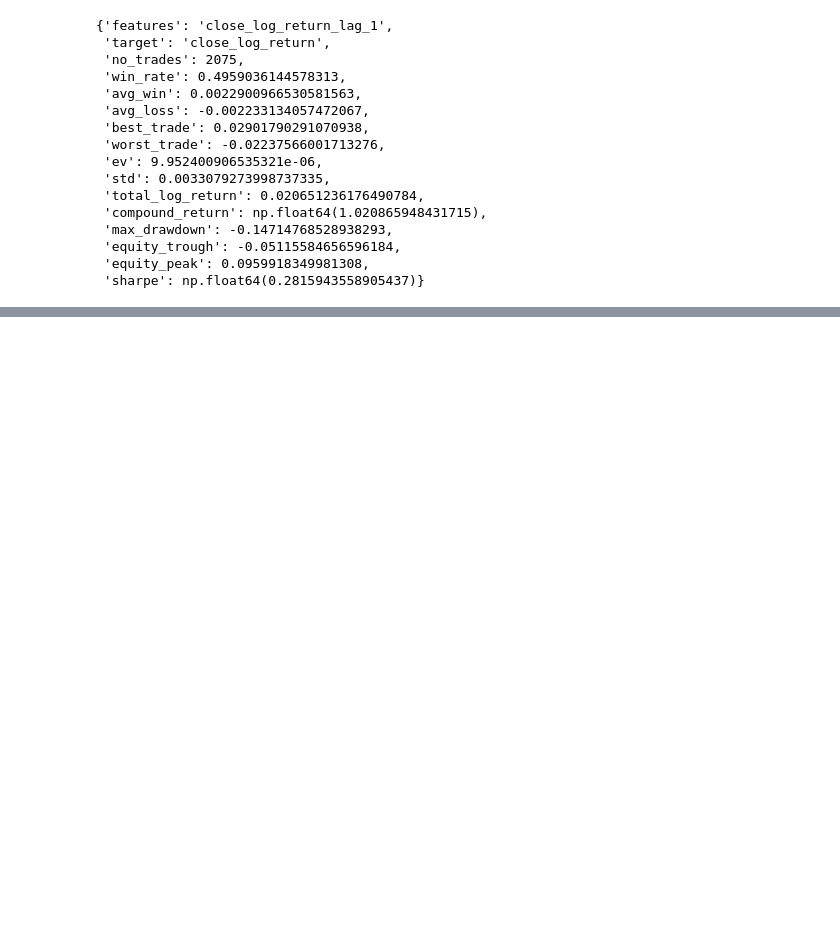
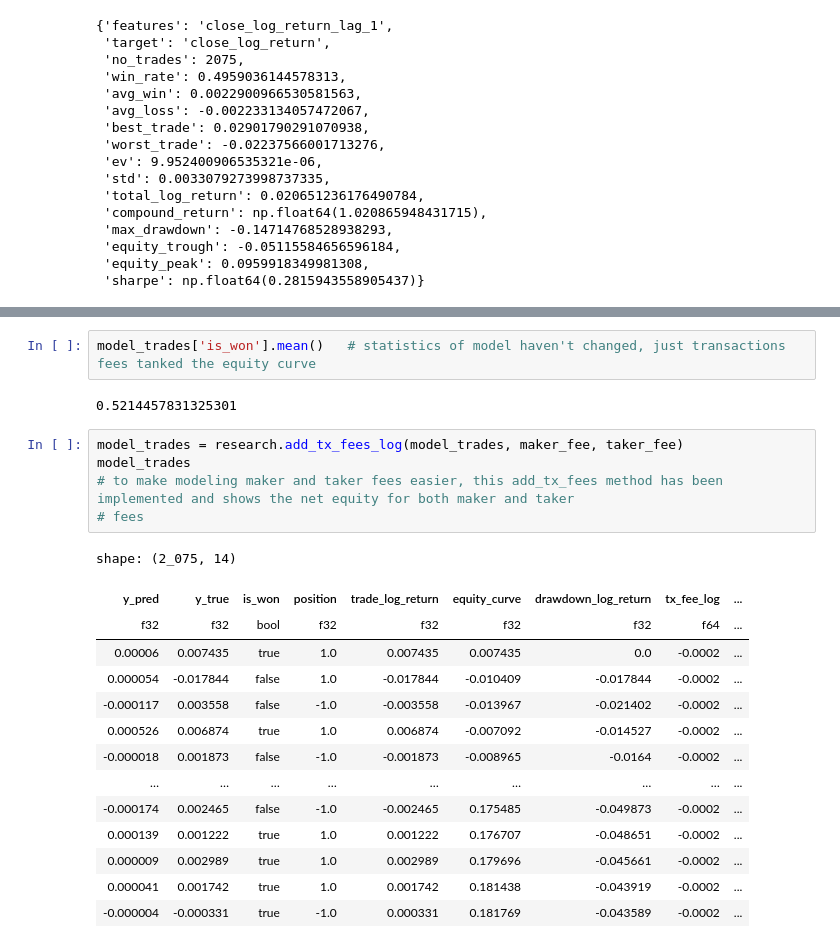
Before and after one commit to MichaelLy766/ML-Systematic-Trading-Engine, a Jupyter notebook: video1.ipynb, the cells around one changed output, grey strips where cells are left out. Drawn from its saved outputs; the diff is of its cells as text; blank space fills up the shorter version.

```diff
--- a/video1.ipynb
+++ b/video1.ipynb
@@ -556,0 +676,24 @@ research.eval_model_performance(y_test, y_hat, features, target, annualized_rate
+# %%
+model_trades['is_won'].mean()   # statistics of model haven't changed, just transactions fees tanked the equity curve
+# %% [output]
+0.5214457831325301
+# %%
+model_trades = research.add_tx_fees_log(model_trades, maker_fee, taker_fee)
+model_trades
+# to make modeling maker and taker fees easier, this add_tx_fees method has been implemented and shows the net equity for both maker and taker
+# fees
+# %% [output]
+shape: (2_075, 14)
+| y_pred | y_true | is_won | position | trade_log_return | equity_curve | drawdown_log_return | tx_fee_log | ... |
+| f32 | f32 | bool | f32 | f32 | f32 | f32 | f64 | ... |
+| 0.00006 | 0.007435 | true | 1.0 | 0.007435 | 0.007435 | 0.0 | -0.0002 | ... |
+| 0.000054 | -0.017844 | false | 1.0 | -0.017844 | -0.010409 | -0.017844 | -0.0002 | ... |
+| -0.000117 | 0.003558 | false | -1.0 | -0.003558 | -0.013967 | -0.021402 | -0.0002 | ... |
+| 0.000526 | 0.006874 | true | 1.0 | 0.006874 | -0.007092 | -0.014527 | -0.0002 | ... |
+| -0.000018 | 0.001873 | false | -1.0 | -0.001873 | -0.008965 | -0.0164 | -0.0002 | ... |
+| … | … | … | … | … | … | … | … | ... |
+| -0.000174 | 0.002465 | false | -1.0 | -0.002465 | 0.175485 | -0.049873 | -0.0002 | ... |
+| 0.000139 | 0.001222 | true | 1.0 | 0.001222 | 0.176707 | -0.048651 | -0.0002 | ... |
+| 0.000009 | 0.002989 | true | 1.0 | 0.002989 | 0.179696 | -0.045661 | -0.0002 | ... |
+| 0.000041 | 0.001742 | true | 1.0 | 0.001742 | 0.181438 | -0.043919 | -0.0002 | ... |
+| -0.000004 | -0.000331 | true | -1.0 | 0.000331 | 0.181769 | -0.043589 | -0.0002 | ... |
```
Also changed, not shown: parts of 25 cells of this notebook, 2 other files.
